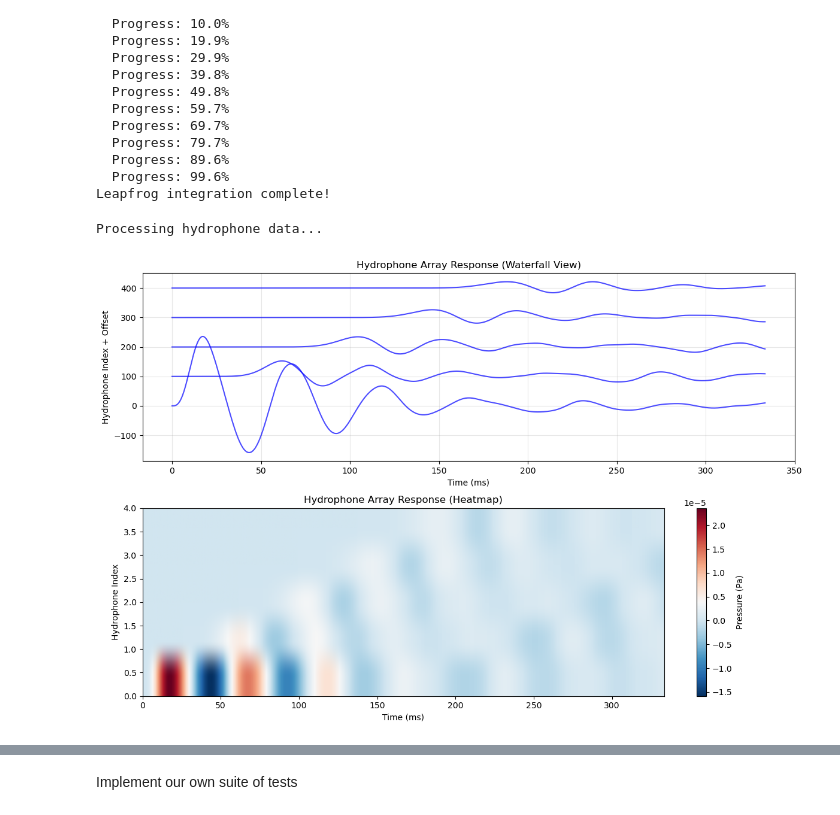
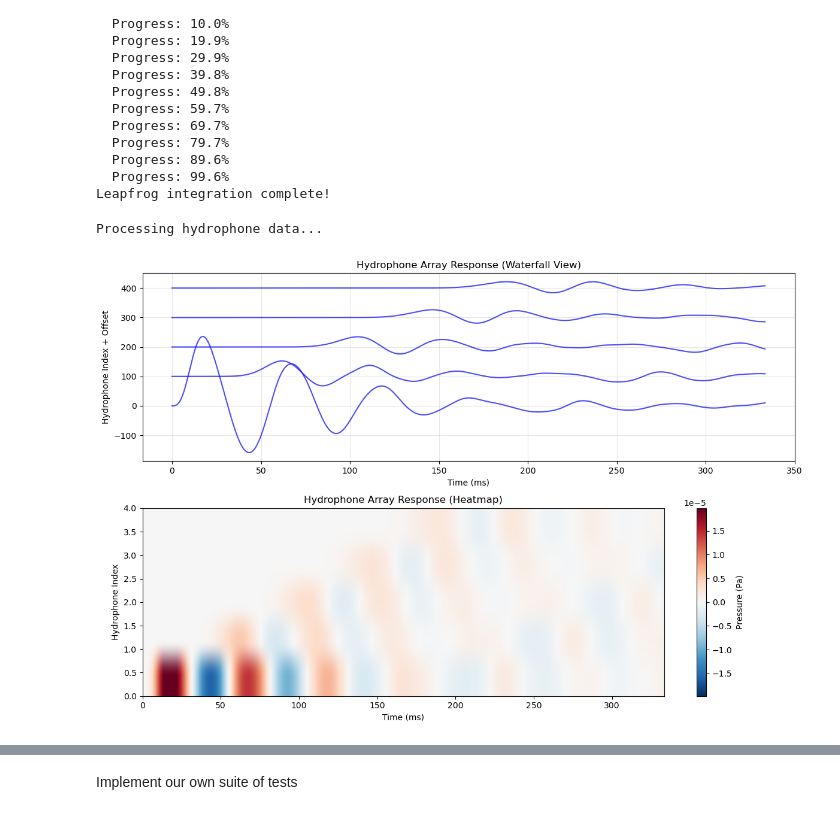
Before and after one commit to cwardlaw8/SonarSim, a Jupyter notebook: PM1.ipynb, the cells around one changed output, grey strips where cells are left out. Drawn from its saved outputs; the diff is of its cells as text; code cells hidden in the pictures.

```diff
--- a/PM1.ipynb
+++ b/PM1.ipynb
@@ -53,6 +53,9 @@ Lx, Lz = 500, 500   # Lx, Lz = 50, 50
 p, x_start, t_start, t_stop, max_dt_FE = getParam_Sonar(Nx, Nz, Lx, Lz, UseSparseMatrices=True)
 
 eval_u = eval_u_Sonar_coarse # eval_u_Sonar
+# Scale u(t) by cell area so Bu remains grid-invariant with b=1/(dx*dz)
+def eval_u_scaled(t):
+    return (p['dx']*p['dz']) * eval_u(t)
 eval_f = eval_f_Sonar
 
 visualize = False
@@ -91,6 +94,12 @@ for i in range(len(t)):
 fig, (ax1, ax2) = plt.subplots(2, 1, figsize=(12, 8))
 
 adjust_view = 1e7 #1e9
+# Auto-scale waveform display so traces are visible relative to offsets
+amp = float(np.nanmax(np.abs(hydrophone_history)) + 1e-12)
+adjust_view = 50.0 / amp
+# Auto-scale waveform display so traces are visible relative to offsets
+amp = float(np.nanmax(np.abs(hydrophone_history)) + 1e-12)
+adjust_view = 50.0 / amp
 
 # waterfall plot
 for i in range(num_phones):
@@ -103,9 +112,12 @@ ax1.set_title('Hydrophone Array Response (Waterfall View)')
 ax1.grid(True, alpha=0.3)
 
 # heatmap
+vmax = float(np.quantile(np.abs(hydrophone_history), 0.995) + 1e-12)
+vmin = -vmax
 im = ax2.imshow(hydrophone_history, aspect='auto', origin='lower',
                 extent=[t[0]*1000, t[-1]*1000, 0, num_phones-1],
                 cmap='RdBu_r')
+im.set_clim(vmin=vmin, vmax=vmax)
 ax2.set_xlabel('Time (ms)')
 ax2.set_ylabel('Hydrophone Index')
 ax2.set_title('Hydrophone Array Response (Heatmap)')
@@ -119,7 +131,7 @@ Processing hydrophone data...
 # %%
 from simpleLeapFrog import *
 
-X, t = LeapfrogSolver(eval_f, x_start, p, eval_u, num_iter, dt=w, visualize=False)
+X, t = LeapfrogSolver(eval_f, x_start, p, eval_u_scaled, num_iter, dt=w, visualize=False)
 # %% [output]
 Running Leapfrog solver (stable for wave equations)...
 Bootstrapping with first step...
@@ -148,34 +160,37 @@ for i in range(len(t)):
     hydrophone_history[:, i] = y.flatten()
 
 
 fig, (ax1, ax2) = plt.subplots(2, 1, figsize=(12, 8))
 
 adjust_view = 1e7 #1e9
 
 # waterfall plot
 for i in range(num_phones):
     x_pos = p['hydrophones']['x_indices'][i] * p['dx']
     ax1.plot(t*1000, adjust_view*hydrophone_history[i, :] + i*100, 'b-', alpha=0.7)
 
 ax1.set_xlabel('Time (ms)')
 ax1.set_ylabel('Hydrophone Index + Offset')
 ax1.set_title('Hydrophone Array Response (Waterfall View)')
 ax1.grid(True, alpha=0.3)
 
 # heatmap
+vmax = float(np.quantile(np.abs(hydrophone_history), 0.995) + 1e-12)
+vmin = -vmax
 im = ax2.imshow(hydrophone_history, aspect='auto', origin='lower',
                 extent=[t[0]*1000, t[-1]*1000, 0, num_phones-1],
                 cmap='RdBu_r')
+im.set_clim(vmin=vmin, vmax=vmax)
 ax2.set_xlabel('Time (ms)')
 ax2.set_ylabel('Hydrophone Index')
 ax2.set_title('Hydrophone Array Response (Heatmap)')
 plt.colorbar(im, ax=ax2, label='Pressure (Pa)')
 
 plt.tight_layout()
 plt.show()
 # %% [output]
 Processing hydrophone data...
-[figure, old version]
+[figure, new version]
 # %%
 # Compare solvers
 fig = test_solver_stability(p, eval_f, eval_u, x_start, max_dt_FE)
```
Also changed, not shown: parts of 3 cells of this notebook, 3 other files.
